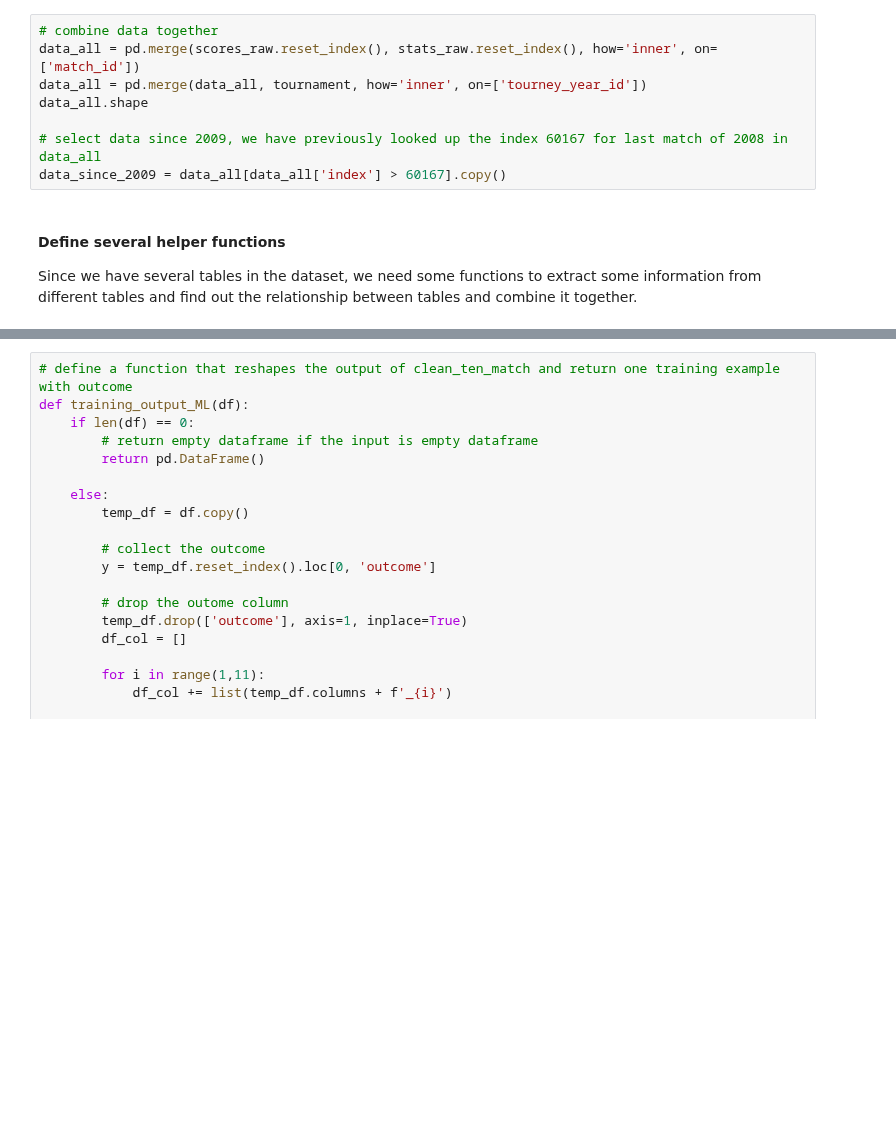
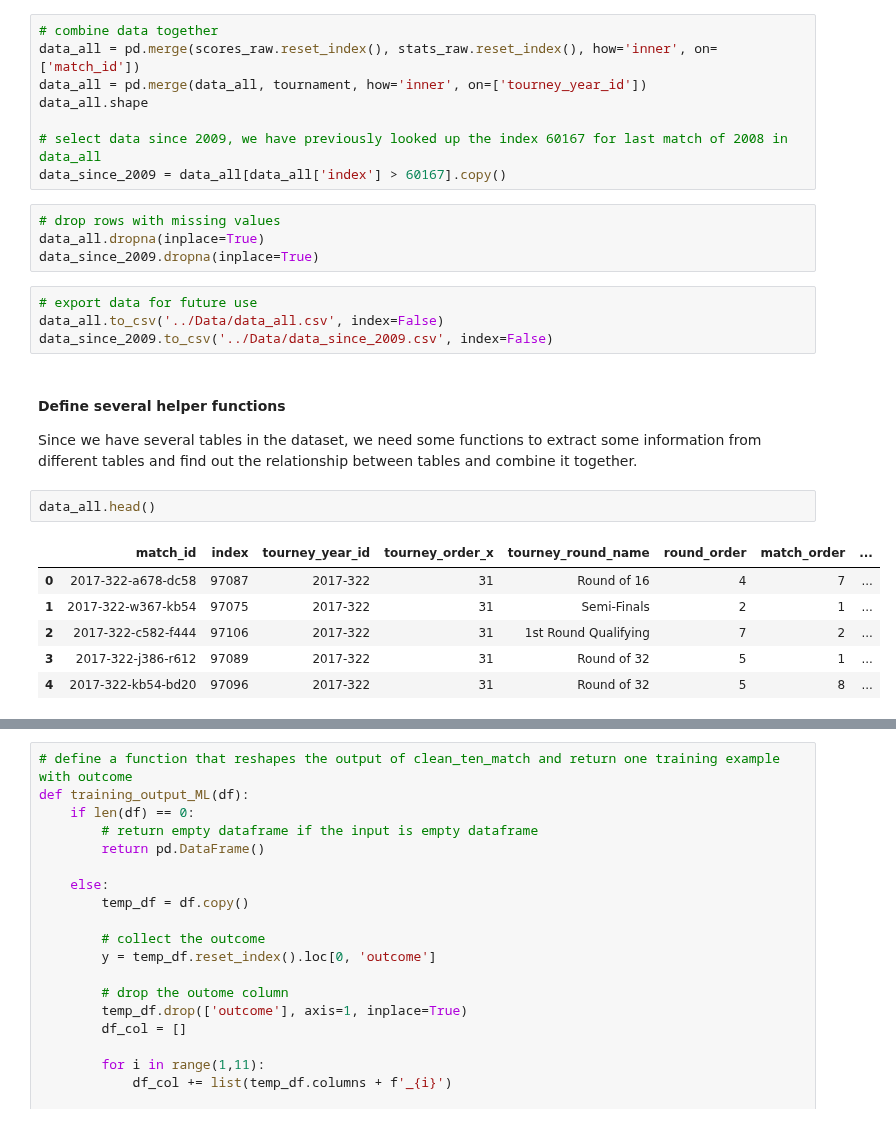
Before and after one commit to george1577/Thinkful_Data_Science, a Jupyter notebook: Capstone project/Capstone project 2/Data cleaning_wrangling/Data_cleaning.ipynb, the cells around one changed output, grey strips where cells are left out. Saved outputs shown, nothing was run; the diff lists cells and outputs as text; blank space fills up the shorter version.

```diff
--- a/Capstone project/Capstone project 2/Data cleaning_wrangling/Data_cleaning.ipynb
+++ b/Capstone project/Capstone project 2/Data cleaning_wrangling/Data_cleaning.ipynb
@@ -675,8 +675,25 @@ data_all.shape
 
 # select data since 2009, we have previously looked up the index 60167 for last match of 2008 in data_all
 data_since_2009 = data_all[data_all['index'] > 60167].copy()
+# %%
+# drop rows with missing values
+data_all.dropna(inplace=True)
+data_since_2009.dropna(inplace=True)
+# %%
+# export data for future use
+data_all.to_csv('../Data/data_all.csv', index=False)
+data_since_2009.to_csv('../Data/data_since_2009.csv', index=False)
 # %% [markdown]
 #### Define several helper functions
 Since we have several tables in the dataset, we need some functions to extract some information from different tables and find out the relationship between tables and combine it together.
+# %%
+data_all.head()
+# %% [output]
+|  | match_id | index | tourney_year_id | tourney_order_x | tourney_round_name | round_order | match_order | ... |
+| 0 | 2017-322-a678-dc58 | 97087 | 2017-322 | 31 | Round of 16 | 4 | 7 | ... |
+| 1 | 2017-322-w367-kb54 | 97075 | 2017-322 | 31 | Semi-Finals | 2 | 1 | ... |
+| 2 | 2017-322-c582-f444 | 97106 | 2017-322 | 31 | 1st Round Qualifying | 7 | 2 | ... |
+| 3 | 2017-322-j386-r612 | 97089 | 2017-322 | 31 | Round of 32 | 5 | 1 | ... |
+| 4 | 2017-322-kb54-bd20 | 97096 | 2017-322 | 31 | Round of 32 | 5 | 8 | ... |
 # %%
 # define a function to return previous 10 matches played by winner/loser of the match we would like to predict
```
Also changed, not shown: parts of 31 cells of this notebook, 6 other files.
